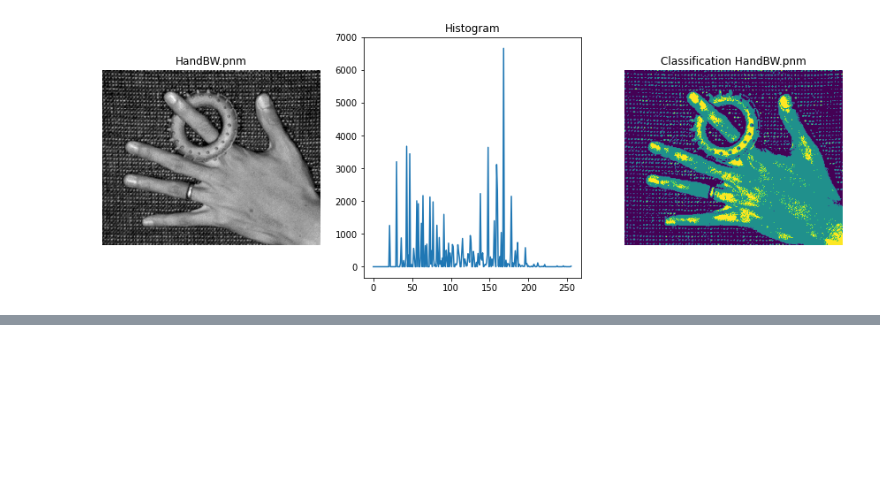
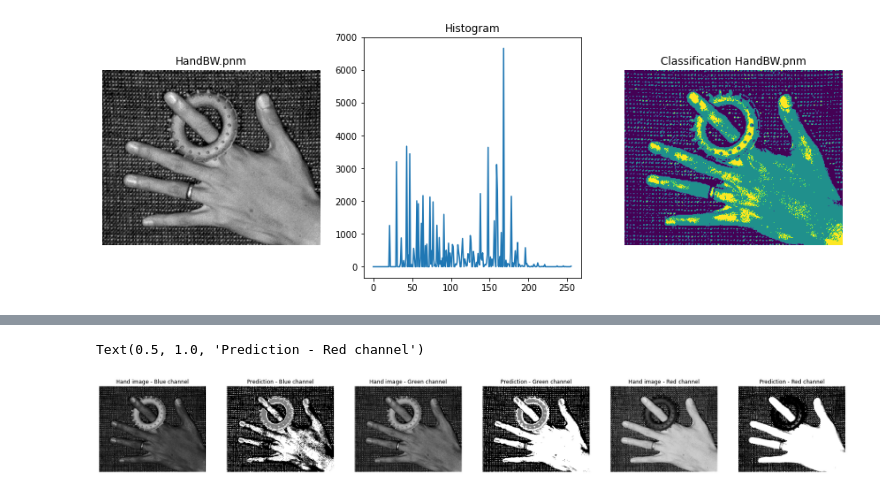
Before and after one commit to MarcelloVendruscolo/Image-Processing, a Jupyter notebook: exercise_4.ipynb, the cells around one changed output, grey strips where cells are left out. Cells and saved outputs as stored; diff of their text form; code cells hidden in the pictures; blank space fills up the shorter version.

```diff
--- a/exercise_4.ipynb
+++ b/exercise_4.ipynb
@@ -63,0 +153,41 @@ Text(0.5, 1.0, 'Classification HandBW.pnm')
+# %%
+def train_singlefeature(image, label, model):
+    train_x, train_y = create_training_data(image, label)
+    train_x = train_x.reshape(-1, 1)
+    if model == 'Bagging':
+        classifier = BaggingClassifier(n_estimators=20, max_samples=0.75, oob_score=True)
+        classifier.fit(train_x, train_y)
+        print(f'Out-of-bag accuracy estimate: {classifier.oob_score_}')
+    elif model == 'LDA':
+        classifier = LinearDiscriminantAnalysis()
+        classifier.fit(train_x, train_y)
+    predictions = classifier.predict(image.reshape(-1, 1))
+    predictions = predictions.reshape(image.shape)
+    return predictions
+# %%
+predictions_b = train_singlefeature(im[:,:,0], labelbw, 'LDA')
+predictions_g = train_singlefeature(im[:,:,1], labelbw, 'LDA')
+predictions_r = train_singlefeature(im[:,:,2], labelbw, 'LDA')
+
+fig, (ax0, ax1, ax2, ax3, ax4, ax5) = plt.subplots(nrows=1, ncols=6, figsize=(30, 5))
+ax0.imshow(im[:,:,0], cmap=cm.gray)
+ax0.axis('off')
+ax0.set_title('Hand image - Blue channel')
+ax1.imshow(predictions_b, cmap=cm.gray)
+ax1.axis('off')
+ax1.set_title('Prediction - Blue channel')
+ax2.imshow(im[:,:,1], cmap=cm.gray)
+ax2.axis('off')
+ax2.set_title('Hand image - Green channel')
+ax3.imshow(predictions_g, cmap=cm.gray)
+ax3.axis('off')
+ax3.set_title('Prediction - Green channel')
+ax4.imshow(im[:,:,2], cmap=cm.gray)
+ax4.axis('off')
+ax4.set_title('Hand image - Red channel')
+ax5.imshow(predictions_r, cmap=cm.gray)
+ax5.axis('off')
+ax5.set_title('Prediction - Red channel')
+# %% [output]
+Text(0.5, 1.0, 'Prediction - Red channel')
+[figure, added]
```
Also changed, not shown: parts of 10 cells of this notebook.
